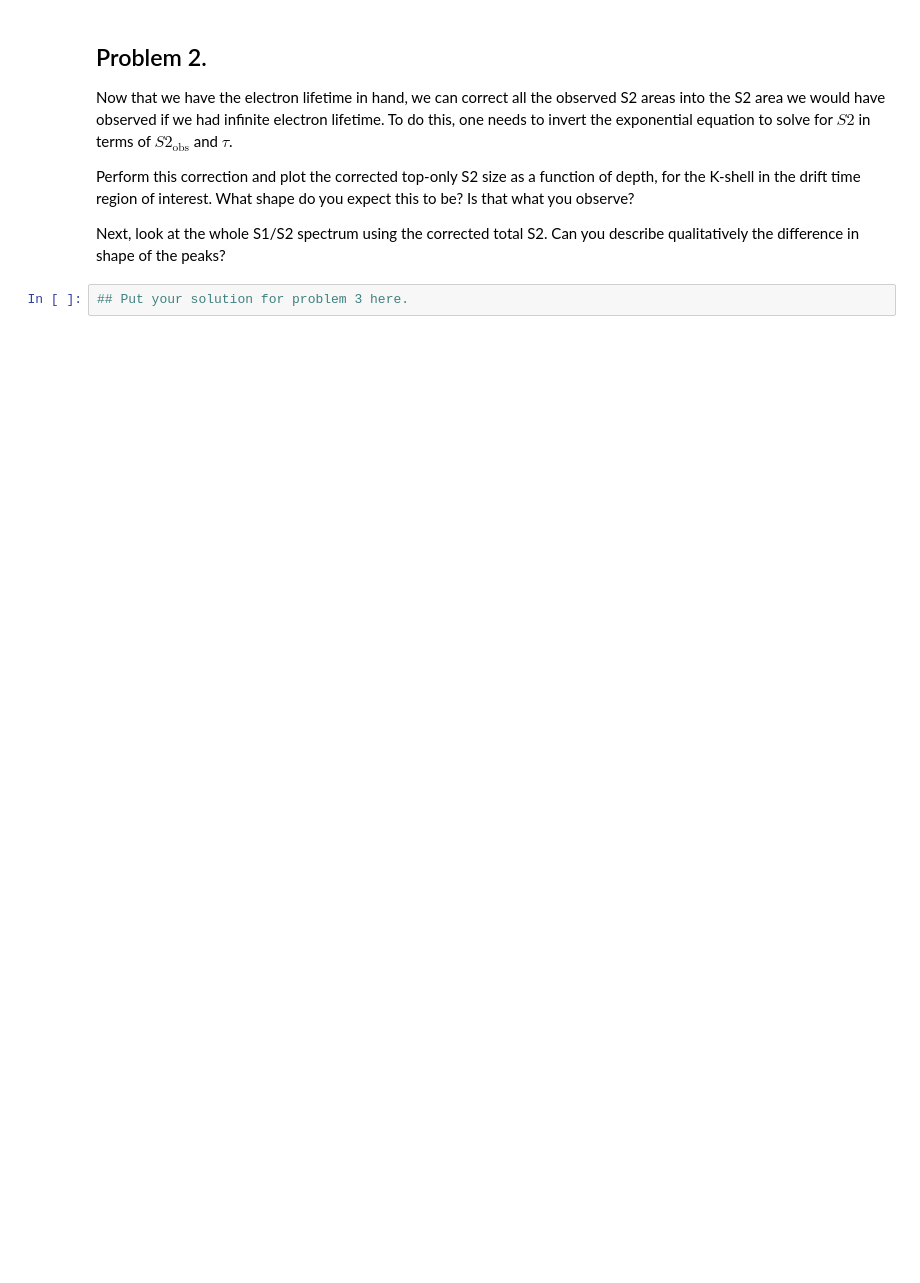
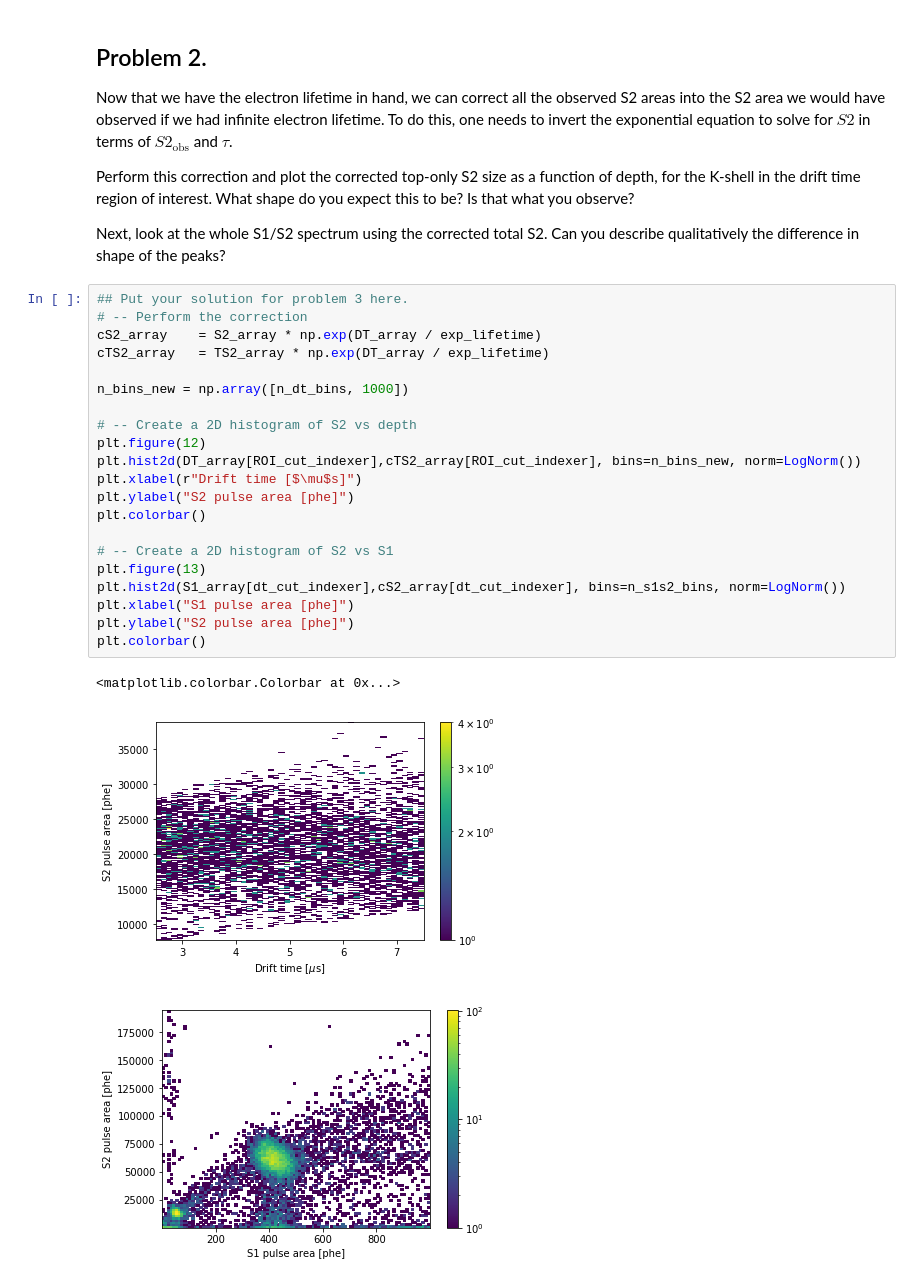
Before and after one commit to dtemps123/HS_Lessons, a Jupyter notebook: Lesson01.ipynb, the cells around one changed output. Drawn from its saved outputs; the diff is of its cells as text; blank space fills up the shorter version.

```diff
--- a/Lesson01.ipynb
+++ b/Lesson01.ipynb
@@ -309,5 +334,28 @@ Now that we have the electron lifetime in hand, we can correct all the observed
 Perform this correction and plot the corrected top-only S2 size as a function of depth, for the K-shell in the drift time region of interest. What shape do you expect this to be? Is that what you observe?
 
 Next, look at the whole S1/S2 spectrum using the corrected total S2. Can you describe qualitatively the difference in shape of the peaks?
-# %%
-## Put your solution for problem 3 here.
+# %%
+## Put your solution for problem 3 here.
+# -- Perform the correction
+cS2_array    = S2_array * np.exp(DT_array / exp_lifetime)
+cTS2_array   = TS2_array * np.exp(DT_array / exp_lifetime)
+
+n_bins_new = np.array([n_dt_bins, 1000])
+
+# -- Create a 2D histogram of S2 vs depth
+plt.figure(12)
+plt.hist2d(DT_array[ROI_cut_indexer],cTS2_array[ROI_cut_indexer], bins=n_bins_new, norm=LogNorm())
+plt.xlabel(r"Drift time [$\mu$s]")
+plt.ylabel("S2 pulse area [phe]")
+plt.colorbar()
+
+# -- Create a 2D histogram of S2 vs S1
+plt.figure(13)
+plt.hist2d(S1_array[dt_cut_indexer],cS2_array[dt_cut_indexer], bins=n_s1s2_bins, norm=LogNorm())
+plt.xlabel("S1 pulse area [phe]")
+plt.ylabel("S2 pulse area [phe]")
+plt.colorbar()
+# %% [output]
+<matplotlib.colorbar.Colorbar at 0x...>
+[figure, added]
+[figure, added]
```
Also changed, not shown: parts of 2 cells of this notebook, 2 other files.
